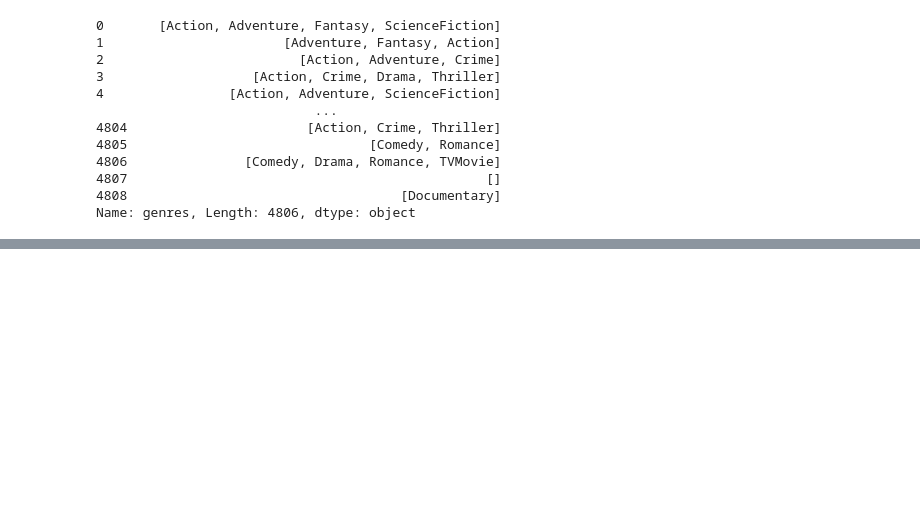
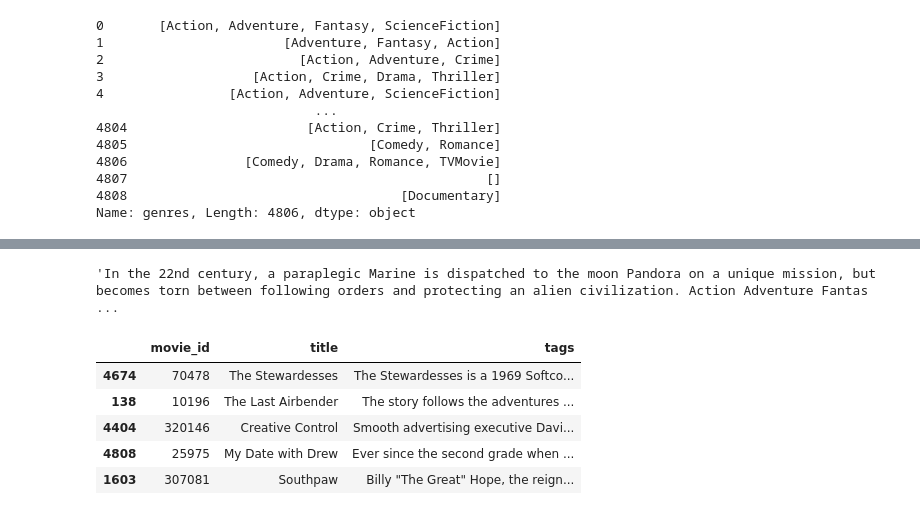
Before and after one commit to Ob1ida/Movie-Recommendation-Model, a Jupyter notebook: Model.ipynb, the cells around one changed output, grey strips where cells are left out. Saved outputs shown, nothing was run; the diff lists cells and outputs as text; code cells hidden in the pictures; blank space fills up the shorter version.

```diff
--- a/Model.ipynb
+++ b/Model.ipynb
@@ -292,0 +265,4 @@ search("JohnnyDepp")
+# %%
+Final_df['tags'][0]
+# %% [output]
+'In the 22nd century, a paraplegic Marine is dispatched to the moon Pandora on a unique mission, but becomes torn between following orders and protecting an alien civilization. Action Adventure Fantas ...
@@ -292,0 +284,9 @@ search("JohnnyDepp")
+# %%
+search("Avatar")
+# %% [output]
+|  | movie_id | title | tags |
+| 4674 | 70478 | The Stewardesses | The Stewardesses is a 1969 Softco... |
+| 138 | 10196 | The Last Airbender | The story follows the adventures ... |
+| 4404 | 320146 | Creative Control | Smooth advertising executive Davi... |
+| 4808 | 25975 | My Date with Drew | Ever since the second grade when ... |
+| 1603 | 307081 | Southpaw | Billy "The Great" Hope, the reign... |
```
Also changed, not shown: parts of 24 cells of this notebook, 3 other files.
